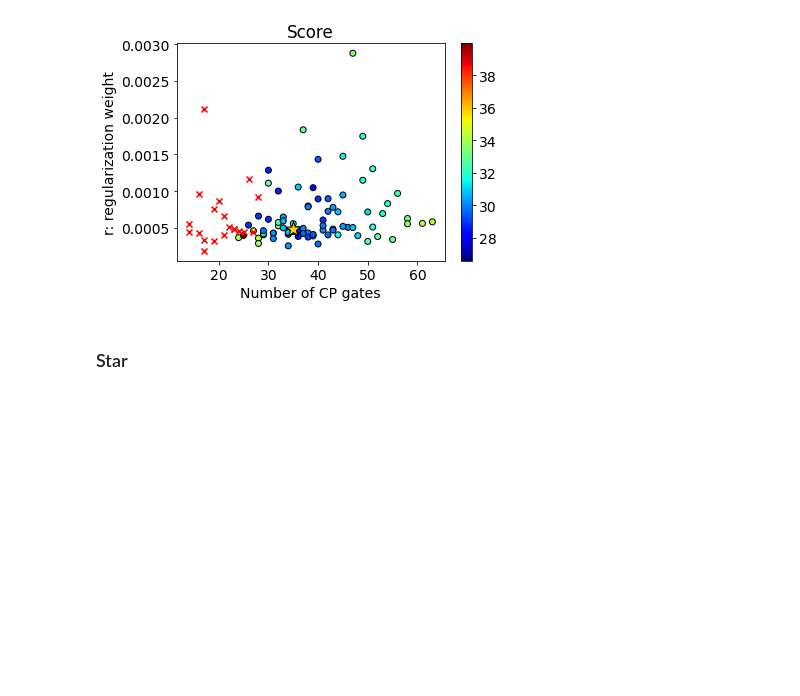
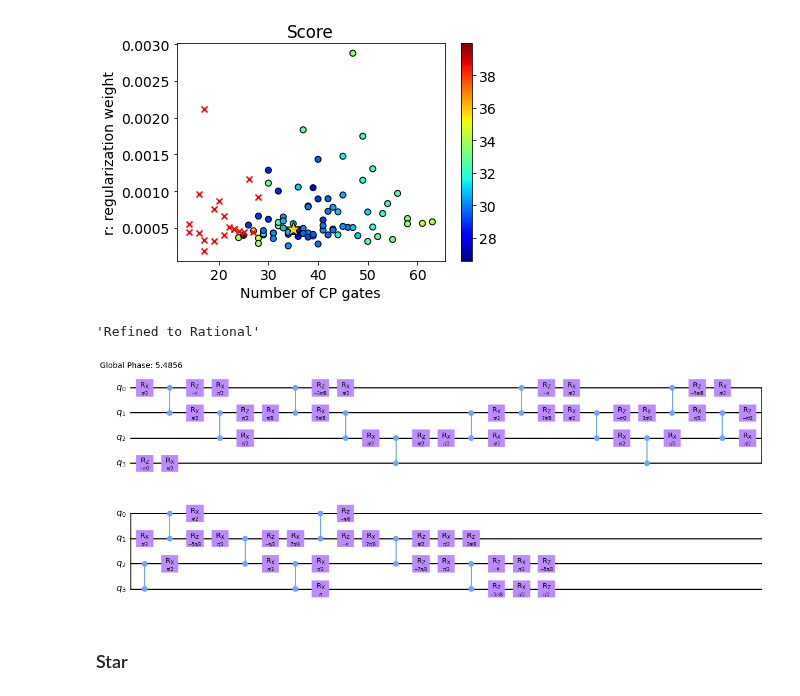
Before and after one commit to idnm/cpflow, a Jupyter notebook: paper/peppar.ipynb, the cells around one changed output. Cells and saved outputs as stored; diff of their text form; code cells hidden in the pictures; blank space fills up the shorter version.

Commit message:
Improve refinment procedure. Works for Toff3 and Toff4. Interestengly, Solovay-Kitaev appears to acts not only on single qubits gates.

```diff
--- a/paper/peppar.ipynb
+++ b/paper/peppar.ipynb
@@ -355,7 +240,7 @@ best_decomposition.circuit.draw(output='mpl')
 # %% [markdown]
 ### Connected
 # %%
-results = Results.load('data/toff4_conn')
+results = Results.load('results/toff4_conn')
 d = results.decompositions[-1]
 results.plot_trials()
 # %% [output]
@@ -385,10 +256,19 @@ qr.draw(output='mpl')
 # %% [markdown]
 ### Chain
 # %%
-results = Results.load('data/toff4_chain')
+results = Results.load('results/toff4_chain')
 results.plot_trials()
 # %% [output]
 [figure]
+# %%
+d = results.decompositions[-1]
+d.refine()
+# %% [output]
+'Refined to Rational'
+# %%
+d.circuit.draw(output='mpl')
+# %% [output]
+[figure, added]
 # %% [markdown]
 ### Star
 # %%
```
Also changed, not shown: parts of 36 cells of this notebook, 1 other file.
